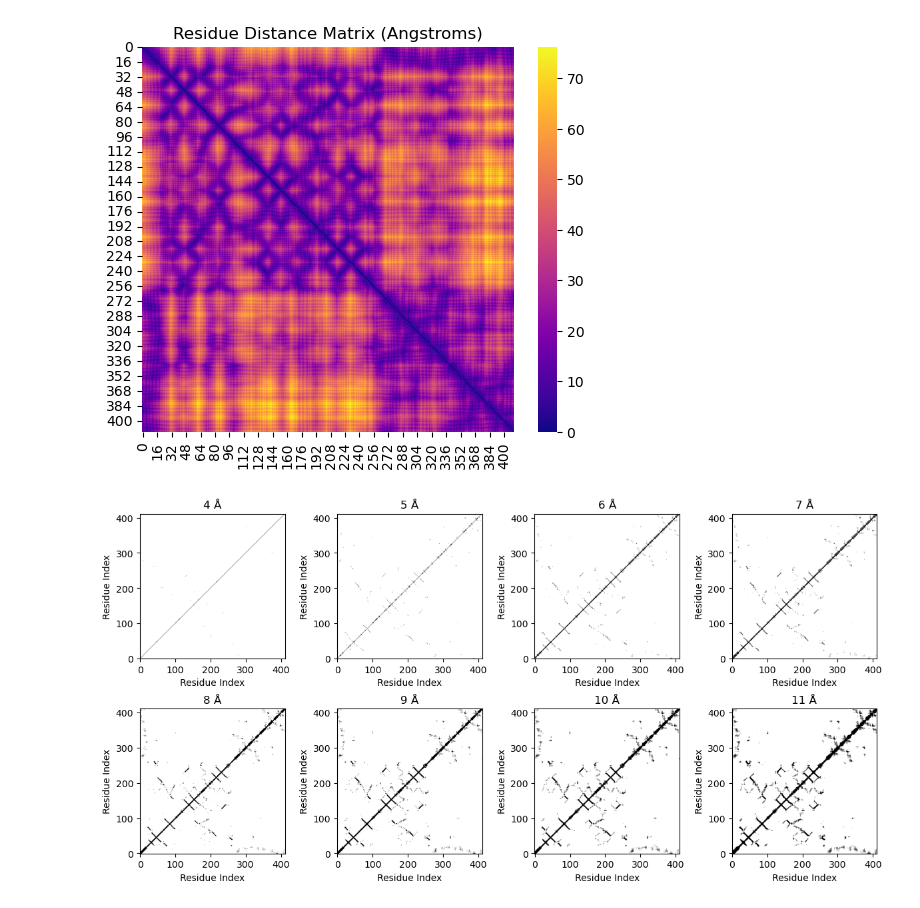
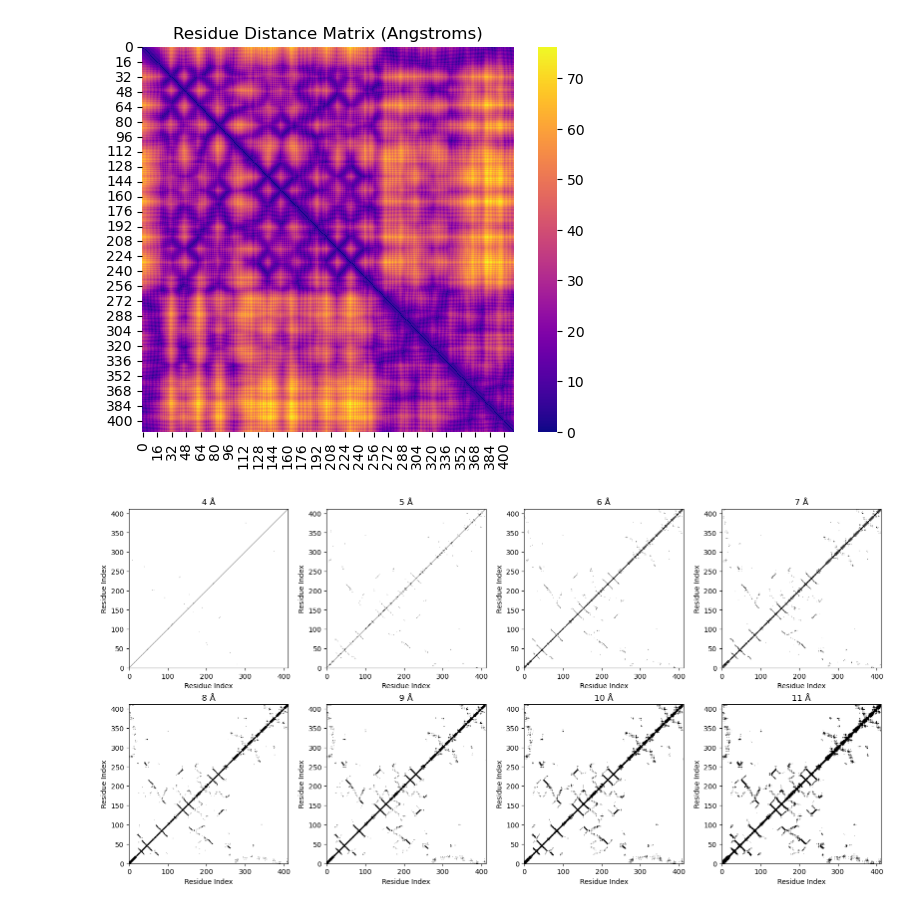
Before and after one commit to ShuyuLi-UW/Protein_Tools, a Jupyter notebook: Protein_Structure_Graph/structure_graph.ipynb, the cells around one changed output. Saved outputs shown, nothing was run; the diff lists cells and outputs as text; code cells hidden in the pictures.

```diff
--- a/Protein_Structure_Graph/structure_graph.ipynb
+++ b/Protein_Structure_Graph/structure_graph.ipynb
@@ -29,7 +22,7 @@ import math
 # %%
 # 1. Load file
 # Using your specific path to the CIF file
-file_path = r"C:\Users\Shuyu\Desktop\Protein_Structure_Graph\structures\Pinkycamp_Ca_AF3.cif"
+file_path = r"C:/Users/Shuyu/Desktop/Protein_Structure_Graph/structures/Pinkycamp_Ca_AF3.cif"
 # Note: Added 'r' before the string to handle backslashes correctly in Windows paths
 dist_mtx = gsg.get_distance_matrix(file_path, atom_type='CB')
 
@@ -38,35 +31,35 @@ plt.figure(figsize=(6, 5))
 sns.heatmap(dist_mtx, cmap='plasma')
 plt.title("Residue Distance Matrix (Angstroms)")
 plt.show()
 
 # 3. Plot Contact Maps with different thresholds in 2 rows
 thresholds = [4, 5, 6, 7, 8, 9, 10, 11]
 num_thresholds = len(thresholds)
 rows = 2
 cols = math.ceil(num_thresholds / rows)  # Calculate columns needed (4 in this case)
 
-fig, axes = plt.subplots(rows, cols, figsize=(12, 6))
+fig, axes = plt.subplots(rows, cols, figsize=(16, 8))
 axes = axes.flatten()  # Flatten the 2D array of axes for easy indexing
 
 for i, t in enumerate(thresholds):
     # Generate binary contact map
     cmap = gsg.get_contact_map(dist_mtx, t)
 
     # Plot on the corresponding subplot
     axes[i].imshow(cmap, cmap='Greys', origin='lower')
     axes[i].set_title(f"{t} Å")
     axes[i].set_xlabel("Residue Index")
     axes[i].set_ylabel("Residue Index")
 
 # Hide any empty subplots if the number of thresholds is not a multiple of rows*cols
 for j in range(i + 1, len(axes)):
     axes[j].axis('off')
 
 plt.tight_layout()
 plt.show()
 # %% [output]
 [figure]
-[figure, old version]
+[figure, new version]
 # %%
 # --- 3. Nearby Residue Query (1-letter code) ---
 target_idx = 281
```
Also changed, not shown: parts of 2 cells of this notebook, 2 other files.
